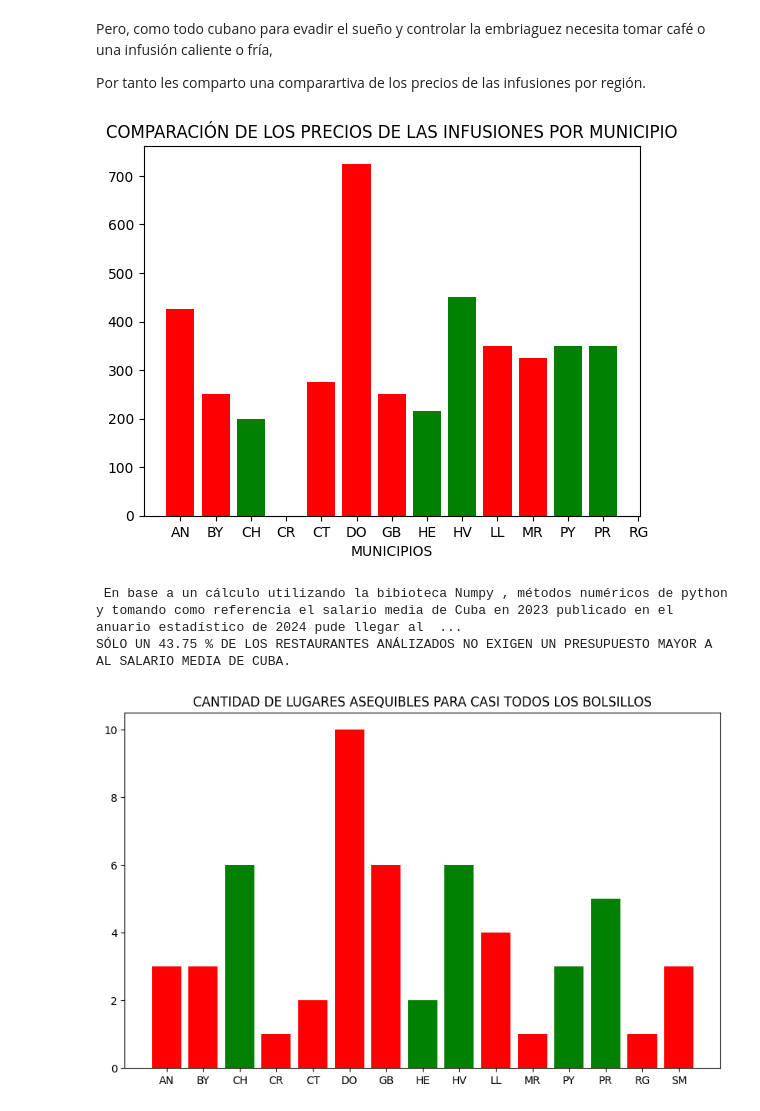
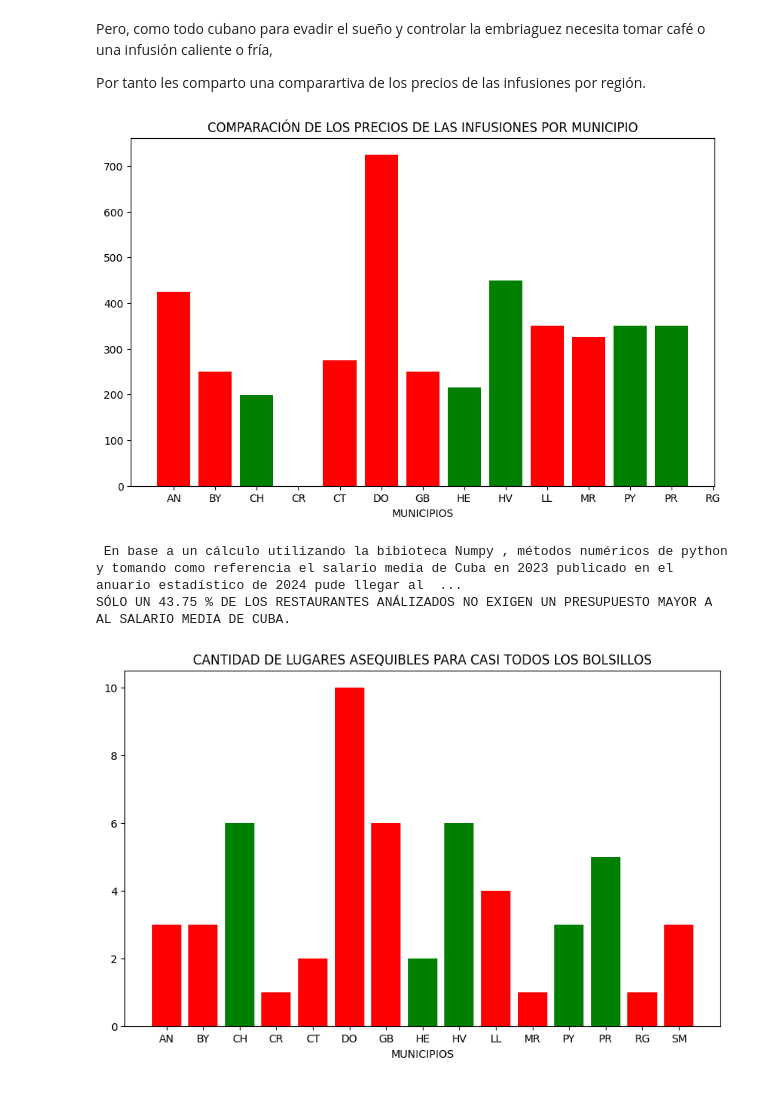
Before and after one commit to Datadrummer-jr/Food-Data, a Jupyter notebook: restaurant project.ipynb, the cells around one changed output. Drawn from its saved outputs; the diff is of its cells as text; code cells hidden in the pictures.

```diff
--- a/restaurant project.ipynb
+++ b/restaurant project.ipynb
@@ -98,0 +105,11 @@ def media(m: str, n: str):
+# %%
+
+x = ['AN', 'BY', 'CH', 'CR', 'CT', 'DO', 'GB', 'HE', 'HV','LL','MR','PY','PR','RG','SM']
+colors = ["r", "r", "g", "r", "r", "r", "r", "g", "g", "r", "r", "g", "g", "r", "r"]
+
+def pyplot_bar(y: list, title: str):
+    plt.figure(figsize=(10, 6))
+    plt.bar(x, y, color=colors)
+    plt.xlabel("MUNICIPIOS")
+    plt.title(title)
+    plt.show()
@@ -249,16 +230,11 @@ plt.show()
   Por tanto les comparto una comparartiva de los precios de las infusiones por región.
 # %%
 inf = []
-
 for f in x:
     inf.append(media(f,"infusions"))
-
-plt.bar(x, inf, color= colors)
-plt.xlabel("MUNICIPIOS")
-plt.title("COMPARACIÓN DE LOS PRECIOS DE LAS INFUSIONES POR MUNICIPIO")
-plt.show()
+pyplot_bar(inf, "COMPARACIÓN DE LOS PRECIOS DE LAS INFUSIONES POR MUNICIPIO")
 # %% [output]
-[figure, old version]
+[figure, new version]
 # %%
 
 names = []
@@ -511,12 +487,9 @@ print(f"SÓLO UN {porcent} % DE LOS RESTAURANTES ANÁLIZADOS NO EXIGEN UN PRESUP
  En base a un cálculo utilizando la bibioteca Numpy , métodos numéricos de python y tomando como referencia el salario media de Cuba en 2023 publicado en el anuario estadístico de 2024 pude llegar al  ...
 SÓLO UN 43.75 % DE LOS RESTAURANTES ANÁLIZADOS NO EXIGEN UN PRESUPUESTO MAYOR A AL SALARIO MEDIA DE CUBA.
 # %%
-plt.figure(figsize=(10, 6))
-plt.bar(x,pb, color= colors)
-plt.title("CANTIDAD DE LUGARES ASEQUIBLES PARA CASI TODOS LOS BOLSILLOS")
-plt.show()
+pyplot_bar(pb, "CANTIDAD DE LUGARES ASEQUIBLES PARA CASI TODOS LOS BOLSILLOS")
 # %% [output]
-[figure, old version]
+[figure, new version]
 # %%
 
 name = []
```
Also changed, not shown: parts of 17 cells of this notebook.
